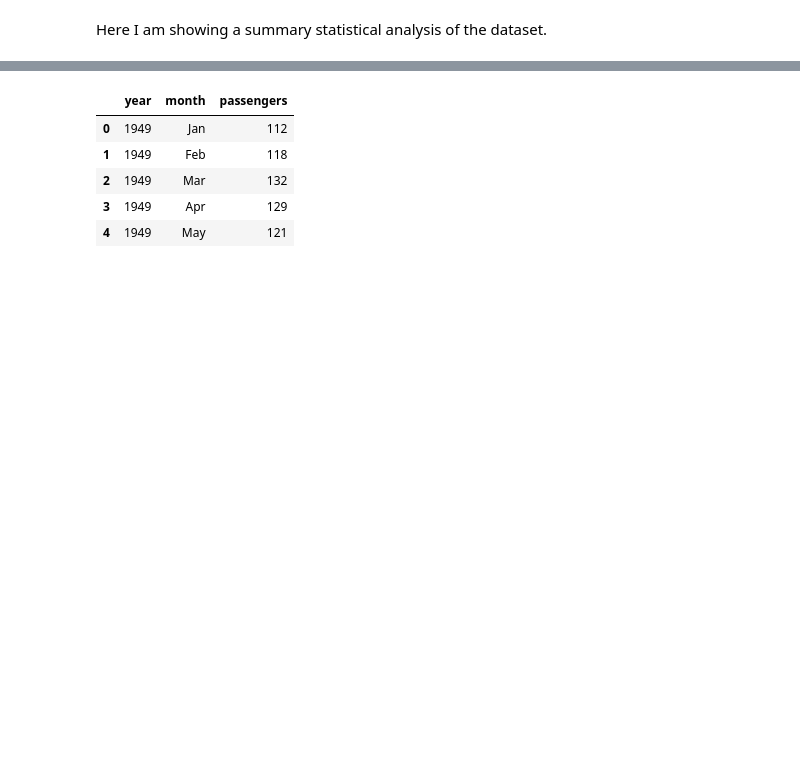
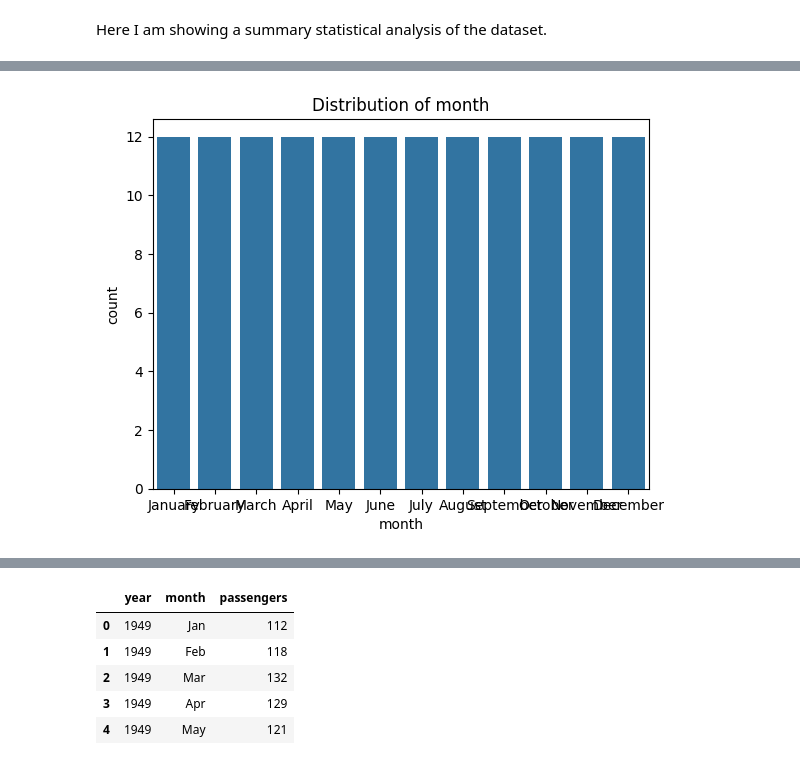
Before and after one commit to james-0177/datafun-06-eda, a Jupyter notebook: pinkston_eda.ipynb, the cells around one changed output, grey strips where cells are left out. Saved outputs shown, nothing was run; the diff lists cells and outputs as text; code cells hidden in the pictures; blank space fills up the shorter version.

```diff
--- a/pinkston_eda.ipynb
+++ b/pinkston_eda.ipynb
@@ -74,0 +89,17 @@ Here I am showing a summary statistical analysis of the dataset.
+# %%
+## Initial Data Distribution for Categorical Columns
+
+# Inspect value counts by categorical column
+df['month'].value_counts()
+
+# Inspect value counts for all categorical columns
+for col in df.select_dtypes(include=['object', 'category']).columns:
+    # Display count plot
+    sns.countplot(x=col, data=df)
+    plt.title(f'Distribution of {col}')
+    plt.show()
+
+# Show all plots
+plt.show()
+# %% [output]
+[figure, added]
```
Also changed, not shown: parts of 2 cells of this notebook.
